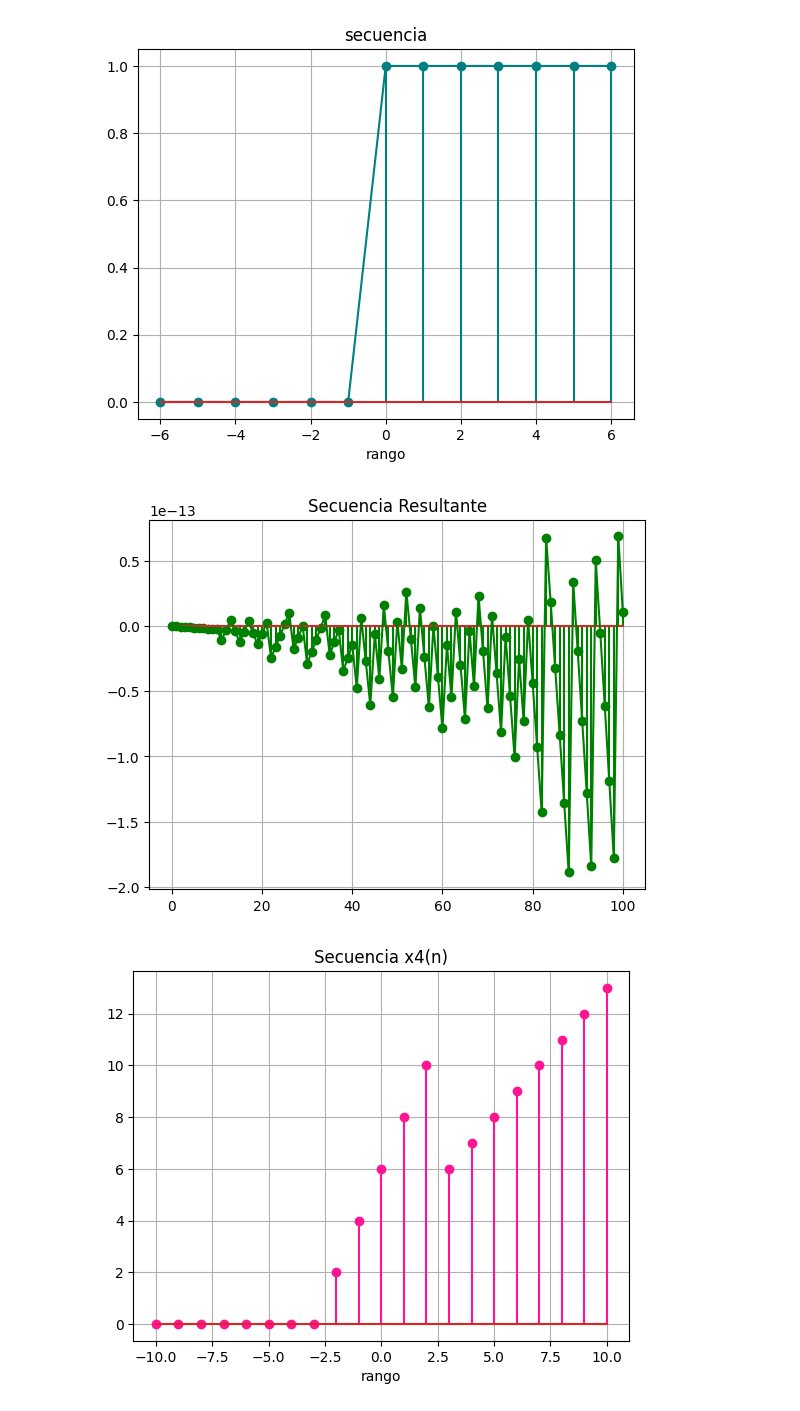
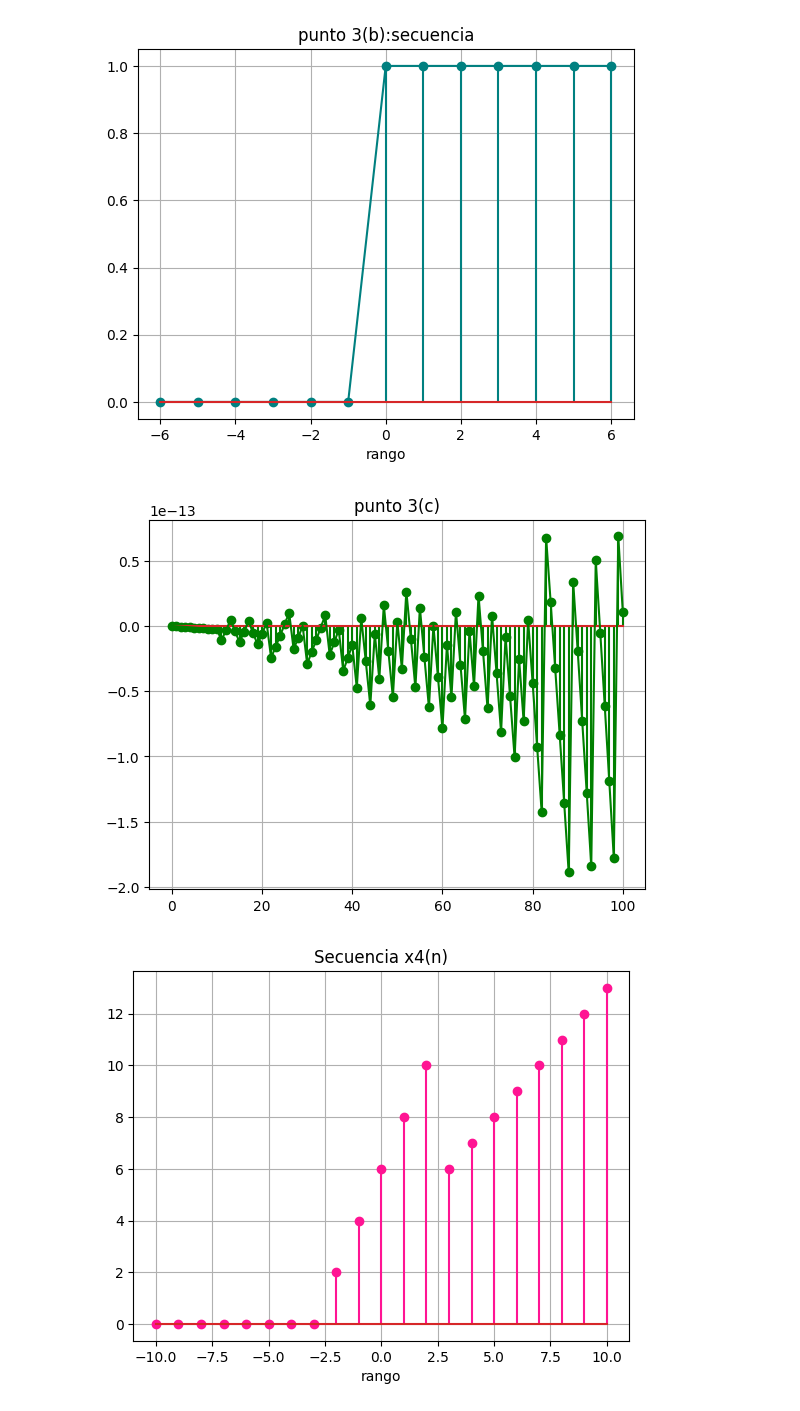
Before and after one commit to Melissa-cv/Informe1_biose-ales, a Jupyter notebook: practica2.ipynb, the cells around one changed output. Drawn from its saved outputs; the diff is of its cells as text; code cells hidden in the pictures.

```diff
--- a/practica2.ipynb
+++ b/practica2.ipynb
@@ -146,41 +145,39 @@ if __name__ == "__main__":
     resultado, n = main()#para poderse mostrar en el scrip
     plt.plot(n,resultado,'teal')
     plt.stem(n,resultado,'teal')
-    plt.title('secuencia')
+    plt.title('punto 3(b):secuencia')
     plt.xlabel('rango')
     plt.grid()
     plt.show()
 # %% [output]
-[figure, old version]
+[figure, new version]
 # %%
 #PUNTO 3.c
 def expo(n,n1, n2):
   e = np.exp(0.01*n )
   return e
 
 def seno(n,n1, n2):
   s = np.sin(2 *np.pi*n )
   return s
 
 n=np.arange(0,100+1)
 n1 = 0
 n2 = n[-1]
 
 exponencial = expo(n,n1,n2)
 
 sinusoidal = seno(n,n1,n2)
 
-
-#Calcular la secuencia resultante
 secuencia = exponencial * sinusoidal
 
 plt.stem(n,secuencia,'green')
 plt.plot(n,secuencia,'green')
-plt.title('Secuencia Resultante')
+plt.title('punto 3(c)')
 plt.grid()
 plt.show()
 # %% [output]
-[figure, old version]
+[figure, new version]
 # %%
 #PUNTO 3.d
 
```
Also changed, not shown: parts of 9 cells of this notebook.
